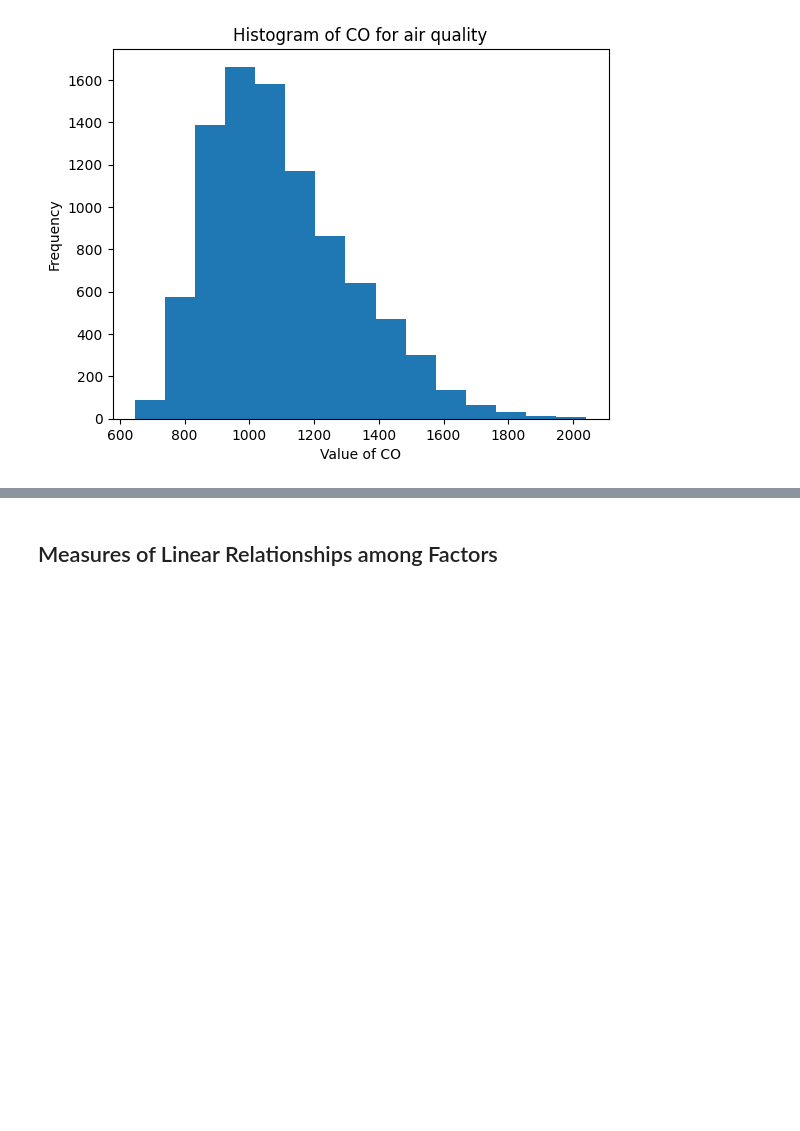
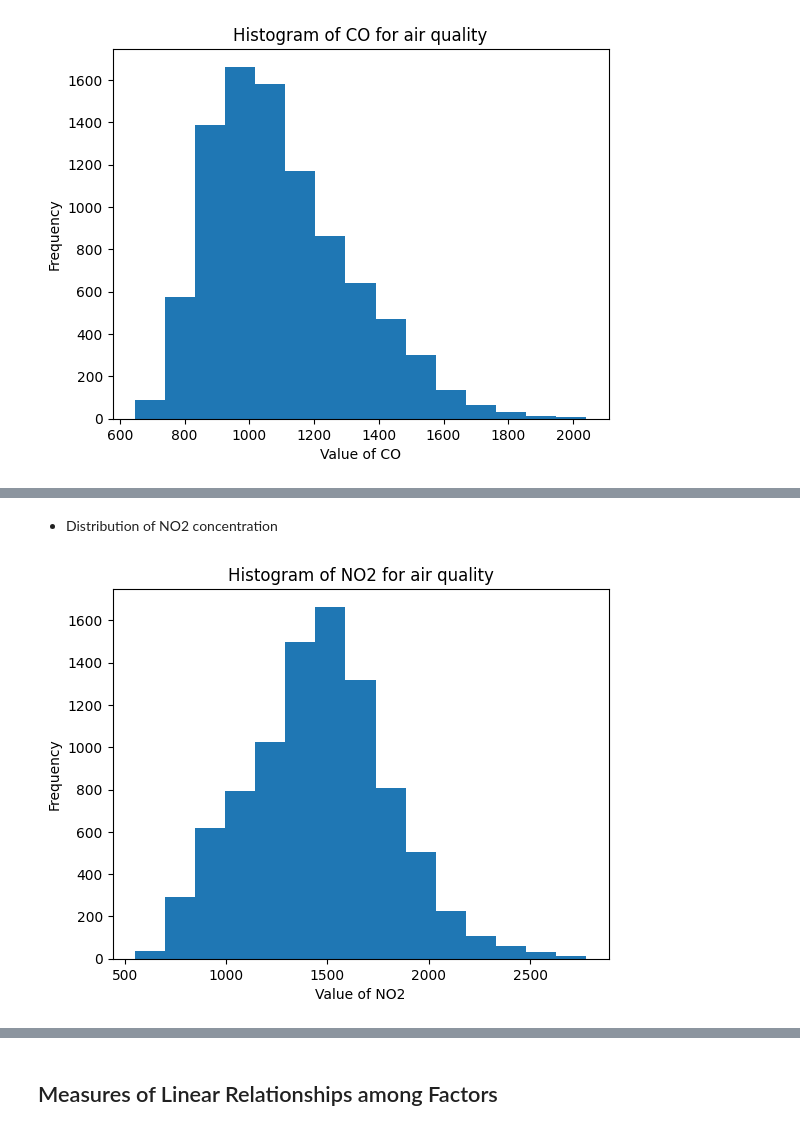
Before and after one commit to bingxiaochen/ST-554-Project1, a Jupyter notebook: Task2/Project1_Task2_Hui.ipynb, the cells around one changed output, grey strips where cells are left out. Saved outputs shown, nothing was run; the diff lists cells and outputs as text; code cells hidden in the pictures; blank space fills up the shorter version.

```diff
--- a/Task2/Project1_Task2_Hui.ipynb
+++ b/Task2/Project1_Task2_Hui.ipynb
@@ -236,0 +330,6 @@ plot_hist(X_df, "CO", bins = 15 )
+# %% [markdown]
+- Distribution of NO2 concentration
+# %%
+plot_hist(X_df, "NO2", bins = 15)
+# %% [output]
+[figure, added]
```
Also changed, not shown: parts of 34 cells of this notebook.
